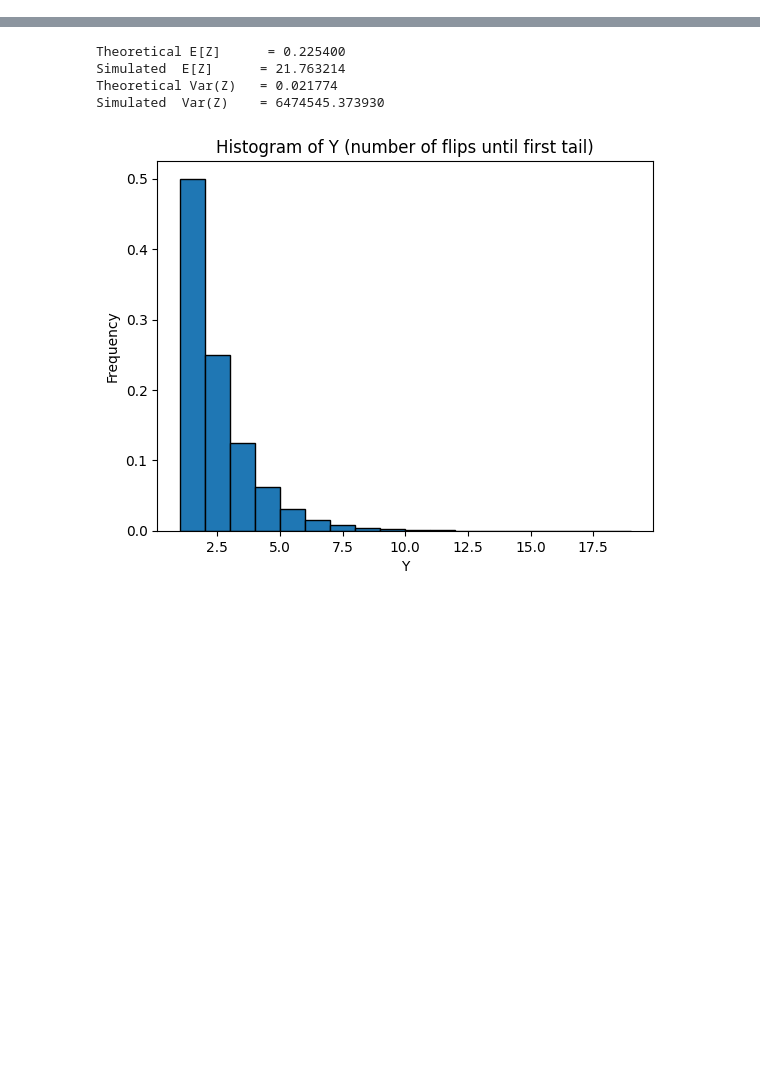
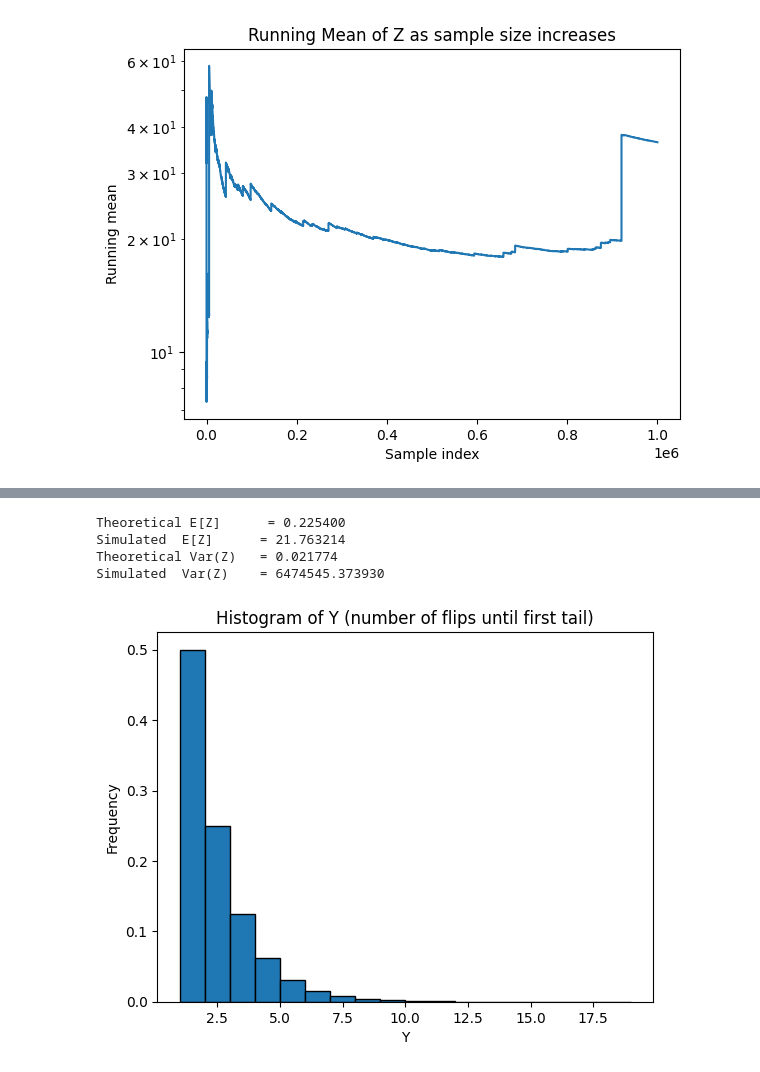
Before and after one commit to enigmatized/MFM5002, a Jupyter notebook: Project1/Game3.ipynb, the cells around one changed output, grey strips where cells are left out. Drawn from its saved outputs; the diff is of its cells as text; code cells hidden in the pictures; blank space fills up the shorter version.

```diff
--- a/Project1/Game3.ipynb
+++ b/Project1/Game3.ipynb
@@ -0,0 +1,88 @@
+# %%
+import numpy as np
+import matplotlib.pyplot as plt
+
+# 1) Generate samples of Y
+#    Y is the trial count up to and including the first tail (p=0.5).
+#    We'll do this in a vectorized way:
+#      - For each sample, count how many Heads (0) appear before the first Tail (1).
+#      - Alternatively, you can keep flipping in a loop, but that's slower.
+#
+#    An efficient approach: The probability that Y=k is (0.5)^k.
+#    We can invert a uniform random variable to generate Y.
+
+def sample_Y_geom(p=0.5, size=10_000_00):
+    # Y takes values 1, 2, 3, ... with P(Y=k) = (1-p)^(k-1) * p
+    # If p=0.5, P(Y=k) = (0.5)^k
+    # We'll use the inverse transform method:
+    #   U ~ Uniform(0,1). Then Y = smallest k s.t. sum_{j=1..k} (0.5^j) >= U, etc.
+    #
+    # A simpler approach: number of Bernoulli(0.5) trials until first success
+    # can be done with a geometric distribution generator in NumPy
+    #  (but note that different libraries define "Geom(p)" differently)
+    #
+    # For np.random.geometric, p is the success probability.
+    # So we can do:
+    return np.random.geometric(p, size=size)
+
+n_samples = 1_000_000
+Y_samples = sample_Y_geom(p=0.5, size=n_samples)
+
+# 2) Compute Z = 2^Y
+Z_samples = 2**Y_samples
+
+# 3) Compute sample mean and sample variance
+#    (They should be very large, and as n grows, the mean/variance won't converge)
+sample_mean = np.mean(Z_samples)
+sample_var  = np.var(Z_samples, ddof=1)  # sample variance with Bessel's correction
+
+print(f"Sample mean of Z (with {n_samples} samples): {sample_mean}")
+print(f"Sample variance of Z (with {n_samples} samples): {sample_var}")
+
+# 4) Show how these estimates evolve as we take more samples
+running_means = []
+running_vars = []
+running_sum = 0.0
+running_sum_sq = 0.0
+
+for i in range(1, n_samples+1):
+    z_i = Z_samples[i-1]
+    running_sum += z_i
+    running_sum_sq += z_i**2
+    # Mean up to i
+    mean_i = running_sum / i
+    # Var up to i
+    if i > 1:
+        var_i = (running_sum_sq - i*mean_i**2) / (i-1)
+    else:
+        var_i = 0
+    running_means.append(mean_i)
+    running_vars.append(var_i)
+
+# Plot the running mean
+plt.figure()
+plt.plot(running_means)
+plt.title("Running Mean of Z as sample size increases")
+plt.xlabel("Sample index")
+plt.ylabel("Running mean")
+plt.yscale("log")  # log-scale to see the growth more clearly
+plt.show()
+
+# Plot the running variance
+plt.figure()
+plt.plot(running_vars)
+plt.title("Running Variance of Z as sample size increases")
+plt.xlabel("Sample index")
+plt.ylabel("Running variance")
+plt.yscale("log")  # also log-scale
+plt.show()
+
+# 5) Plot a histogram of Z. Because of extremely large outliers,
+#    it's often best to use a log scale on the x-axis or y-axis.
+plt.figure()
+plt.hist(Z_samples, bins=100, log=True)
+plt.title("Histogram of Z = 2^Y (log-scaled counts)")
+plt.xlabel("Z")
+plt.ylabel("Frequency (log scale)")
+plt.show()
+# %% [output]
@@ -0,0 +91 @@
+[figure, added]
```
Also changed, not shown: parts of 2 cells of this notebook, 3 other files.
